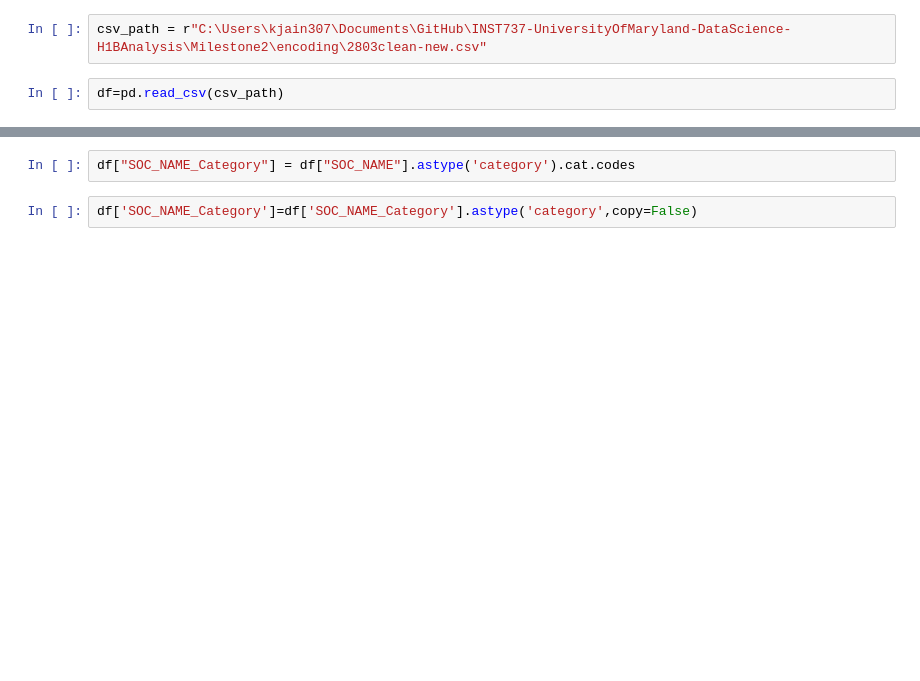
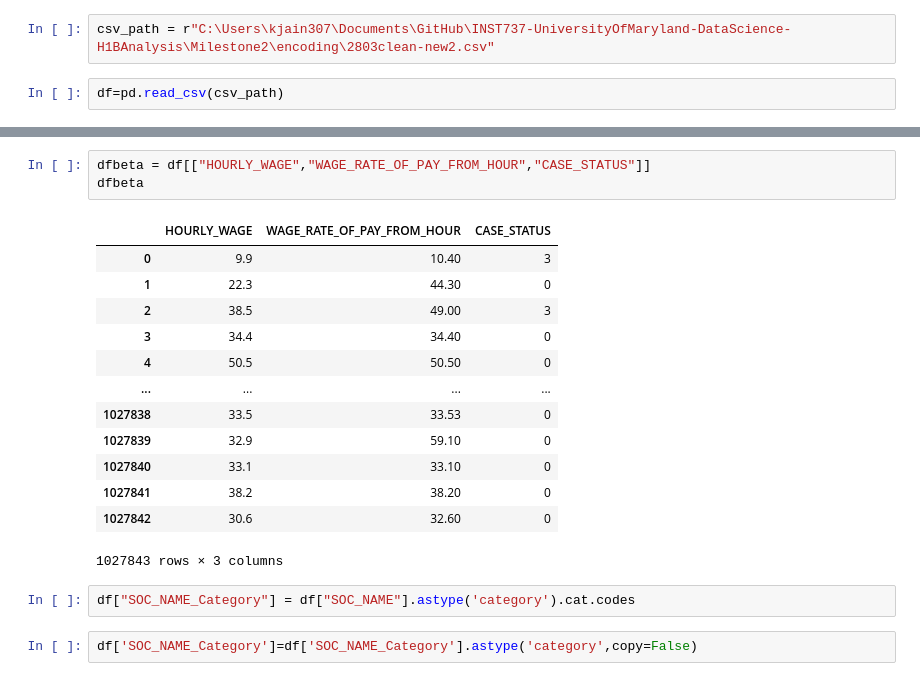
Before and after one commit to kanishk307/INST737-UniversityOfMaryland-DataScience-H1BAnalysis, a Jupyter notebook: Milestone2/encoding/Analysis1_kanishk.ipynb, the cells around one changed output, grey strips where cells are left out. Saved outputs shown, nothing was run; the diff lists cells and outputs as text; blank space fills up the shorter version.

```diff
--- a/Milestone2/encoding/Analysis1_kanishk.ipynb
+++ b/Milestone2/encoding/Analysis1_kanishk.ipynb
@@ -2,6 +2,6 @@
 import numpy as np
 import pandas as pd
 # %%
-csv_path = r"C:\Users\kjain307\Documents\GitHub\INST737-UniversityOfMaryland-DataScience-H1BAnalysis\Milestone2\encoding\2803clean-new.csv"
+csv_path = r"C:\Users\kjain307\Documents\GitHub\INST737-UniversityOfMaryland-DataScience-H1BAnalysis\Milestone2\encoding\2803clean-new2.csv"
 # %%
 df=pd.read_csv(csv_path)
@@ -8,3 +28,20 @@ df=pd.read_csv(csv_path)
+# %%
+dfbeta = df[["HOURLY_WAGE","WAGE_RATE_OF_PAY_FROM_HOUR","CASE_STATUS"]]
+dfbeta
+# %% [output]
+|  | HOURLY_WAGE | WAGE_RATE_OF_PAY_FROM_HOUR | CASE_STATUS |
+| 0 | 9.9 | 10.40 | 3 |
+| 1 | 22.3 | 44.30 | 0 |
+| 2 | 38.5 | 49.00 | 3 |
+| 3 | 34.4 | 34.40 | 0 |
+| 4 | 50.5 | 50.50 | 0 |
+| ... | ... | ... | ... |
+| 1027838 | 33.5 | 33.53 | 0 |
+| 1027839 | 32.9 | 59.10 | 0 |
+| 1027840 | 33.1 | 33.10 | 0 |
+| 1027841 | 38.2 | 38.20 | 0 |
+| 1027842 | 30.6 | 32.60 | 0 |
+1027843 rows × 3 columns
 # %%
 df["SOC_NAME_Category"] = df["SOC_NAME"].astype('category').cat.codes
 # %%
```
Also changed, not shown: parts of 1 cell of this notebook, 7 other files.
